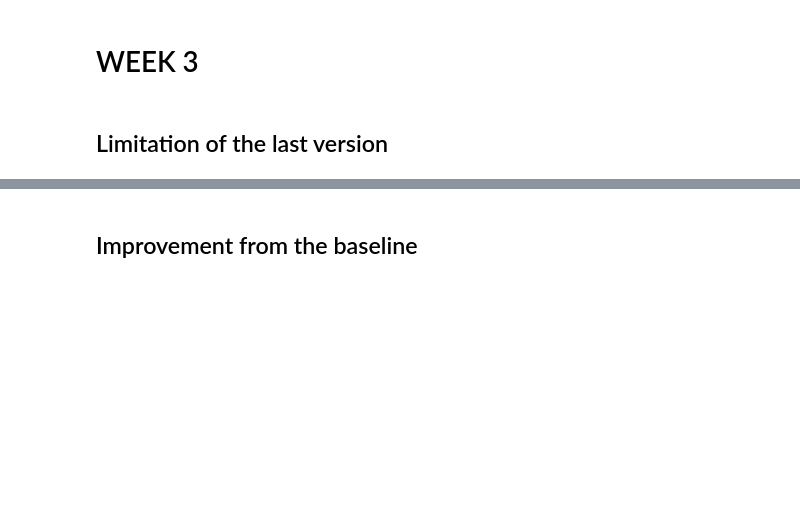
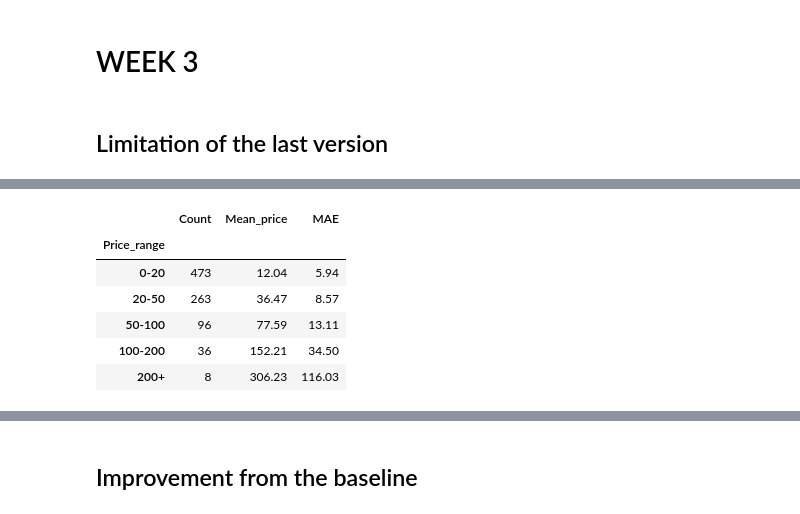
Before and after one commit to Erwanb10/LEGO_price_forecast, a Jupyter notebook: week2.ipynb, the cells around one changed output, grey strips where cells are left out. Drawn from its saved outputs; the diff is of its cells as text; code cells hidden in the pictures; blank space fills up the shorter version.

```diff
--- a/week2.ipynb
+++ b/week2.ipynb
@@ -691,0 +705,37 @@ display(results.round(3))
+# %%
+# Error analysis by price range
+error_analysis = pd.DataFrame({
+    'Actual_price': y_val.to_numpy(),
+    'Predicted_price': automl_pred
+})
+
+error_analysis['Absolute_error'] = abs(
+    error_analysis['Actual_price']
+    - error_analysis['Predicted_price']
+)
+
+error_analysis['Price_range'] = pd.cut(
+    error_analysis['Actual_price'],
+    bins=[0, 20, 50, 100, 200, np.inf],
+    labels=['0-20', '20-50', '50-100', '100-200', '200+'],
+    include_lowest=True
+)
+
+price_analysis = error_analysis.groupby(
+    'Price_range',
+    observed=True
+).agg(
+    Count=('Actual_price', 'count'),
+    Mean_price=('Actual_price', 'mean'),
+    MAE=('Absolute_error', 'mean')
+)
+
+display(price_analysis.round(2))
+# %% [output]
+|  | Count | Mean_price | MAE |
+| Price_range |  |  |  |
+| 0-20 | 473 | 12.04 | 5.94 |
+| 20-50 | 263 | 36.47 | 8.57 |
+| 50-100 | 96 | 77.59 | 13.11 |
+| 100-200 | 36 | 152.21 | 34.50 |
+| 200+ | 8 | 306.23 | 116.03 |
```
Also changed, not shown: parts of 6 cells of this notebook.
